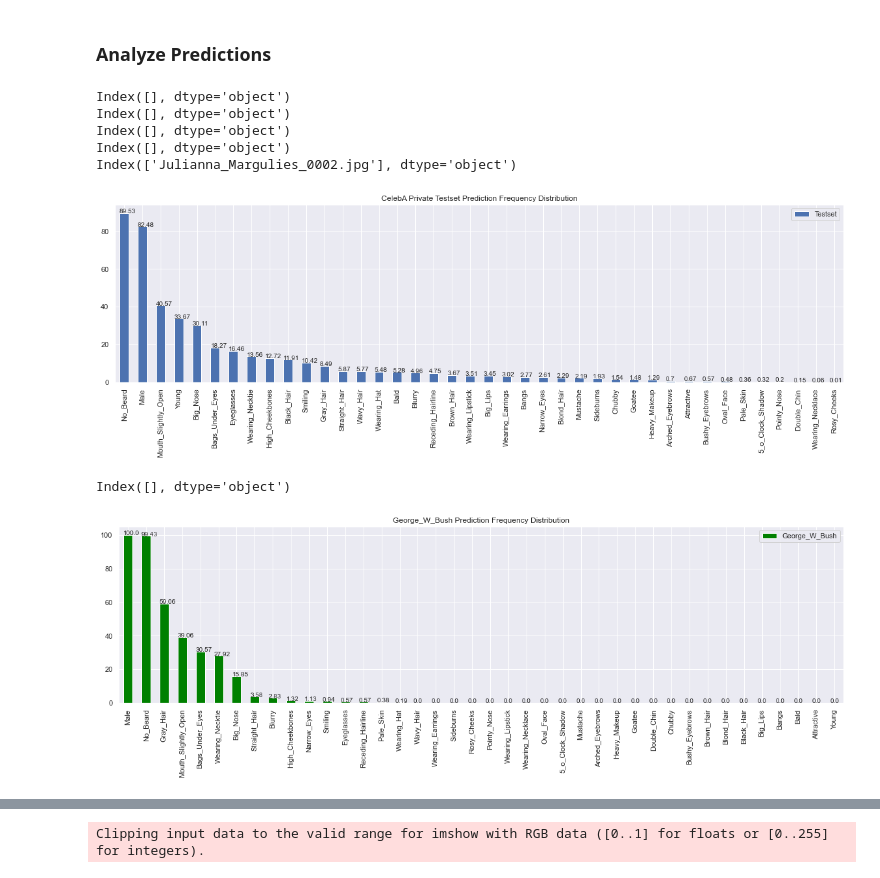
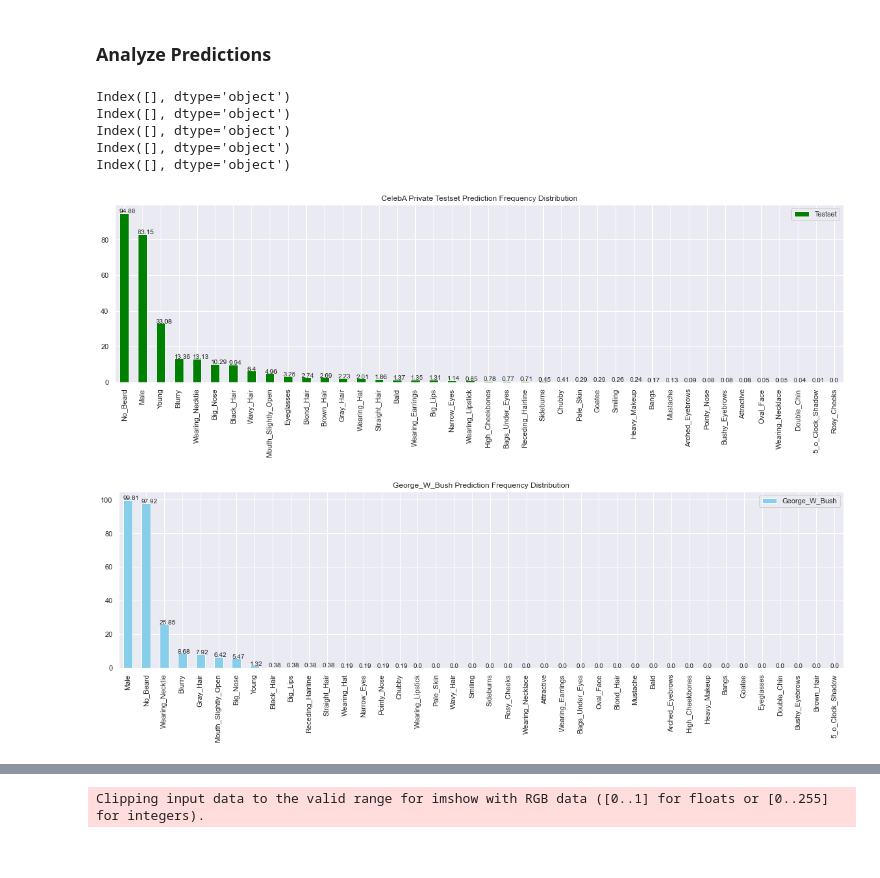
Before and after one commit to kkaryl/AI6126-Advanced_Computer_Vision, a Jupyter notebook: project_1/src/ai6126-p1-inference-v0.2.ipynb, the cells around one changed output, grey strips where cells are left out. Drawn from its saved outputs; the diff is of its cells as text; code cells hidden in the pictures.

Commit message:
Added more private celeba checking

```diff
--- a/project_1/src/ai6126-p1-inference-v0.2.ipynb
+++ b/project_1/src/ai6126-p1-inference-v0.2.ipynb
@@ -294,6 +232,7 @@ def load_inference_model(device, ckp_resume):
 config.INFERENCE_DIR = 'inf'
 lfile = 'model_best.pth.tar'
 inf_models = {}
+ctr = 0
 for dirt in os.listdir(config.INFERENCE_DIR):
     dirpath = os.path.join(config.INFERENCE_DIR, dirt)
     for run in os.listdir(dirpath):
@@ -304,7 +243,8 @@ for dirt in os.listdir(config.INFERENCE_DIR):
                 if filename == lfile:
                     print("h")
                     best_prec1, model = load_inference_model(device, os.path.join(runpath,lfile))
-                    inf_models[dirt] = (model, best_prec1)
+                    inf_models[ctr] = (model, dirt, best_prec1)
+                    ctr += 1
 
 print(f'==> {len(inf_models)} inference model(s) loaded.')
 print(f'==> {inf_models.keys()}')
@@ -326,7 +265,7 @@ h
 # %% [markdown]
 ## Make Predictions
 # %%
-selected_model = "FaceAttrResNet50_42_s0e80_tb128_vb128_FL_SGD_38_lr0.01_wd0.0001_ReduceLROnPlateau"
-p_model, p_model_acc = inf_models[selected_model]
+selected_model = 0
+p_model, p_model_name, p_model_acc = inf_models[selected_model]
 print(f"=> best model val: {p_model_acc}")
 # %% [output]
@@ -377,39 +316,40 @@ preds.to_csv(pfile, index=True)
 # %%
 stat_df = pd.DataFrame(index = attribute_names)
 stat_df.loc[:,'Testset'] = (preds.iloc[:,:] == 1).mean(axis=0)*100
 stat_df = stat_df.sort_values('Testset', ascending=False)
 fig, ax = plt.subplots()
 stat_df.plot(title='CelebA Private Testset Prediction Frequency Distribution',
-             kind='bar', figsize=(20, 5), ax=ax)
+             kind='bar', figsize=(20, 5), ax=ax, color='green')
 for p in ax.patches:
     value = round(p.get_height(),2)
     ax.annotate(str(value), xy=(p.get_x(), p.get_height()))
 print(preds[(preds['Young']==1) & (preds['Gray_Hair']==1)].index)
 print(preds[(preds['Male']==-1) & (preds['Mustache']==1)].index)
 print(preds[(preds['Male']==-1) & (preds['Goatee']==1)].index)
 print(preds[(preds['Gray_Hair']==1) & (preds['Blond_Hair']==1)].index)
 print(preds[(preds['Male']==-1) & (preds['No_Beard']==-1)].index)
 # %% [output]
 Index([], dtype='object')
 Index([], dtype='object')
 Index([], dtype='object')
 Index([], dtype='object')
-Index(['Julianna_Margulies_0002.jpg'], dtype='object')
+Index([], dtype='object')
-[figure, old version]
+[figure, new version]
 # %%
-# George_W_Bush Predictions
-celeb_preds = preds[preds.index.str.contains('George_W_Bush')]
-celeb_stat = pd.DataFrame(index = attribute_names)
-celeb_stat.loc[:,'George_W_Bush'] = (celeb_preds.iloc[:,:] == 1).mean(axis=0)*100
-celeb_stat = celeb_stat.sort_values('George_W_Bush', ascending=False)
-fig, ax = plt.subplots()
-celeb_stat.plot(title='George_W_Bush Prediction Frequency Distribution',
-             kind='bar', figsize=(20, 5), color='green', ax=ax)
-for p in ax.patches:
-    value = round(p.get_height(),2)
-    ax.annotate(str(value), xy=(p.get_x(), p.get_height()))
-celeb_preds[(celeb_preds['Young']==1) & (celeb_preds['Gray_Hair']==1)].index
-celeb_preds[(celeb_preds['Male']==0) & (celeb_preds['Mustache']==1)].index
+def get_celeb_prediction(preds, name):
+    # George_W_Bush Predictions
+    celeb_preds = preds[preds.index.str.contains(name)]
+    celeb_stat = pd.DataFrame(index = attribute_names)
+    celeb_stat.loc[:,name] = (celeb_preds.iloc[:,:] == 1).mean(axis=0)*100
+    mycolor = 'skyblue' if celeb_stat.loc['Male',name] >= 50 else 'magenta'
+    celeb_stat = celeb_stat.sort_values(name, ascending=False)
+    fig, ax = plt.subplots()
+    celeb_stat.plot(title=name+' Prediction Frequency Distribution',
+                 kind='bar', figsize=(20, 5), color=mycolor, ax=ax)
+    for p in ax.patches:
+        value = round(p.get_height(),2)
+        ax.annotate(str(value), xy=(p.get_x(), p.get_height()))
+
+get_celeb_prediction(preds, name = 'George_W_Bush') # Male, Gray_Hair, Blonde, Necktie
 # %% [output]
-Index([], dtype='object')
-[figure, old version]
+[figure, new version]
```
Also changed, not shown: parts of 18 cells of this notebook.
